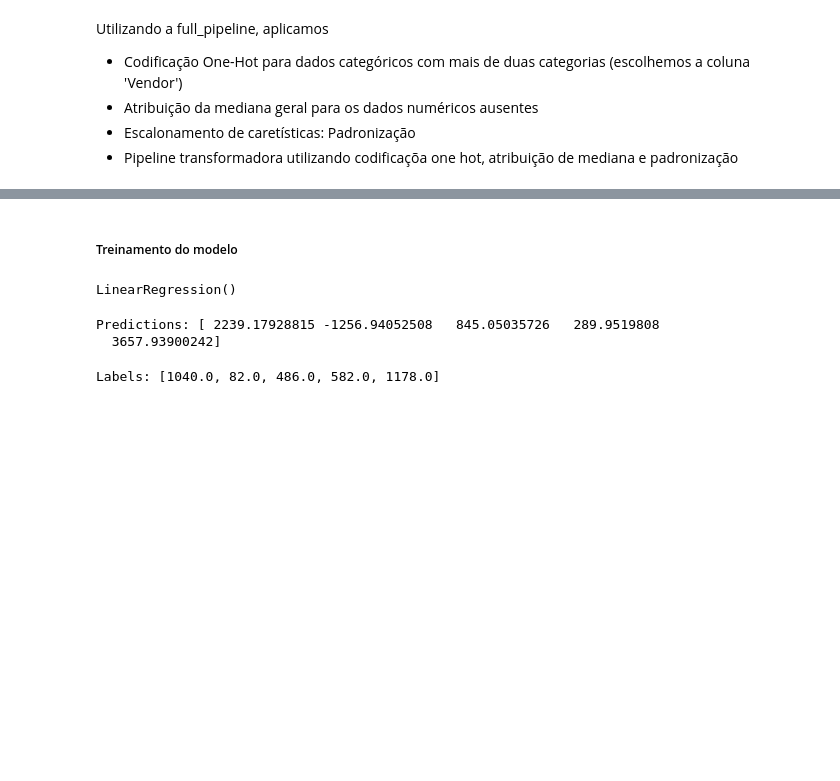
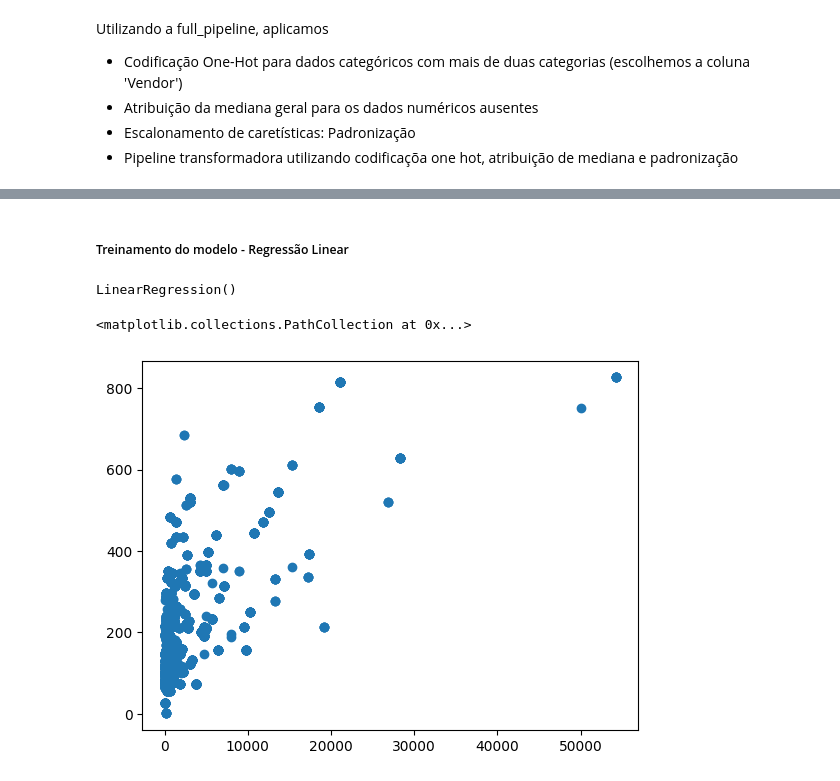
Before and after one commit to Felipanjos/a3_ia_2022.2, a Jupyter notebook: Projeto_IA.ipynb, the cells around one changed output, grey strips where cells are left out. Drawn from its saved outputs; the diff is of its cells as text; code cells hidden in the pictures; blank space fills up the shorter version.

```diff
--- a/Projeto_IA.ipynb
+++ b/Projeto_IA.ipynb
@@ -239,9 +362,11 @@ cpu_prepared
 # %% [markdown]
-##### Treinamento do modelo
+##### Treinamento do modelo - Regressão Linear
 # %%
 cpu_labels = strat_train_set['Transistors (million)'].copy()
+x = df[['Transistors (million)']]
+y = df[['Die Size (mm^2)']]
 
 lin_reg = LinearRegression()
-lin_reg.fit(cpu_prepared, cpu_labels)
+lin_reg.fit(x, y)
 # %% [output]
 LinearRegression()
@@ -252,9 +373,5 @@ some_data_prepared = full_pipeline.transform(some_data)
-# %%
-print("Predictions:", lin_reg.predict(some_data_prepared))
-# %% [output]
-Predictions: [ 2239.17928815 -1256.94052508   845.05035726   289.9519808
-  3657.93900242]
-# %%
-print("Labels:", list(some_labels))
-# %% [output]
-Labels: [1040.0, 82.0, 486.0, 582.0, 1178.0]
+# %%
+plt.scatter(x, y)
+# %% [output]
+<matplotlib.collections.PathCollection at 0x...>
+[figure, added]
```
Also changed, not shown: parts of 25 cells of this notebook.
